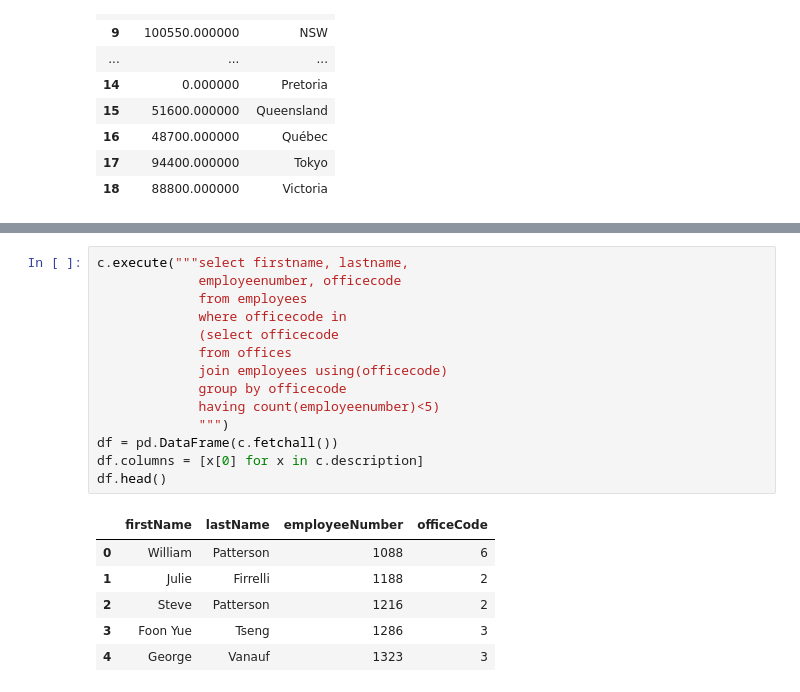
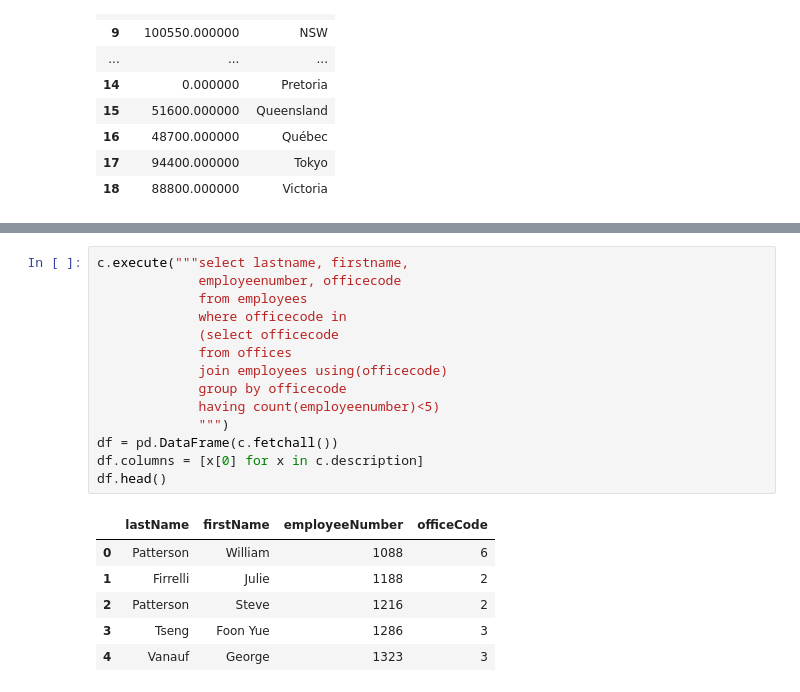
Before and after one commit to probboy/dsc-more-practice-with-sql-queries-lab-nyc-ds-071519, a Jupyter notebook: index.ipynb, the cells around one changed output, grey strips where cells are left out. Cells and saved outputs as stored; diff of their text form.

```diff
--- a/index.ipynb
+++ b/index.ipynb
@@ -160,26 +160,26 @@ df.head()
 
 Finally, get the first name, last name, employee number, and office code for employees from an office with less than 5 employees.
 # %%
-c.execute("""select firstname, lastname,
+c.execute("""select lastname, firstname,
              employeenumber, officecode
              from employees
              where officecode in
              (select officecode
              from offices
              join employees using(officecode)
              group by officecode
              having count(employeenumber)<5)
              """)
 df = pd.DataFrame(c.fetchall())
 df.columns = [x[0] for x in c.description]
 df.head()
 # %% [output]
-|  | firstName | lastName | employeeNumber | officeCode |
-| 0 | William | Patterson | 1088 | 6 |
-| 1 | Julie | Firrelli | 1188 | 2 |
-| 2 | Steve | Patterson | 1216 | 2 |
-| 3 | Foon Yue | Tseng | 1286 | 3 |
-| 4 | George | Vanauf | 1323 | 3 |
+|  | lastName | firstName | employeeNumber | officeCode |
+| 0 | Patterson | William | 1088 | 6 |
+| 1 | Firrelli | Julie | 1188 | 2 |
+| 2 | Patterson | Steve | 1216 | 2 |
+| 3 | Tseng | Foon Yue | 1286 | 3 |
+| 4 | Vanauf | George | 1323 | 3 |
 # %% [markdown]
 #### Expected Output
 
```
